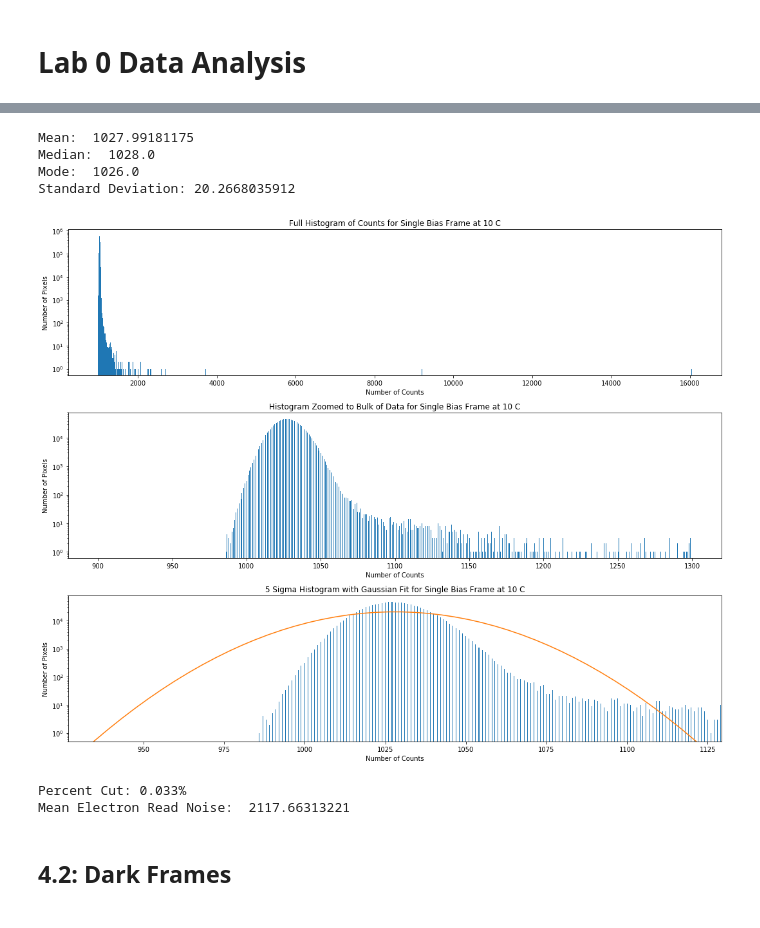
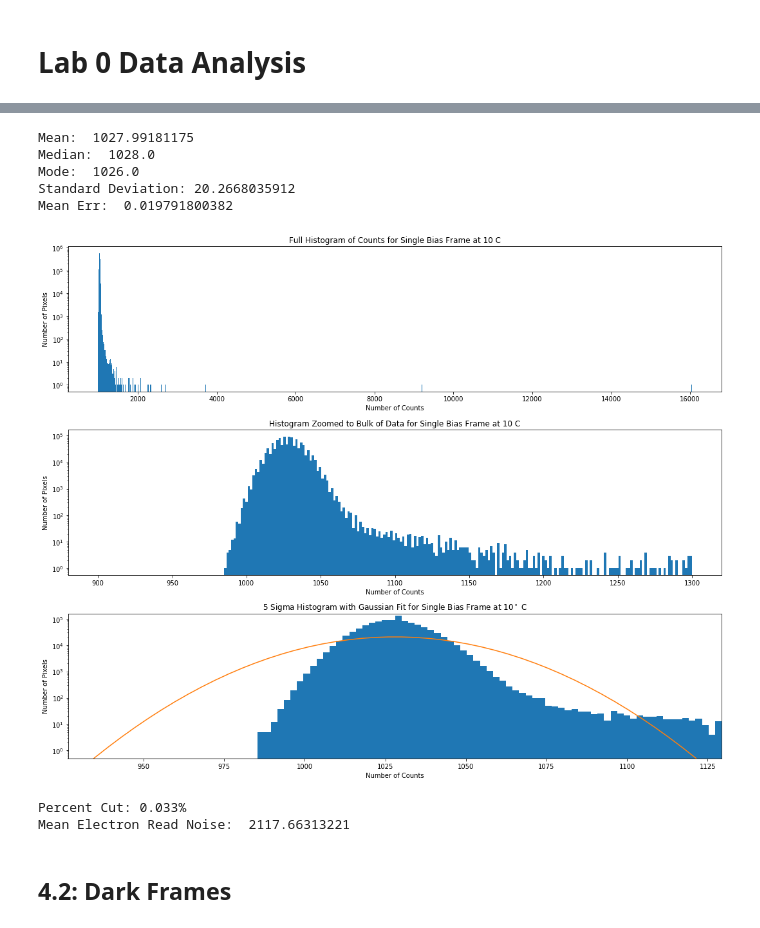
Before and after one commit to NMiklave/ast443-nyc, a Jupyter notebook: lab0/jupyter/lab0_analysis.ipynb, the cells around one changed output, grey strips where cells are left out. Drawn from its saved outputs; the diff is of its cells as text; code cells hidden in the pictures.

```diff
--- a/lab0/jupyter/lab0_analysis.ipynb
+++ b/lab0/jupyter/lab0_analysis.ipynb
@@ -143,6 +145,7 @@ sig = np.std(bias_10c)
 mode = float(stats.mode(bias_10c.flatten()).mode)
 median = np.median(bias_10c.flatten())
 print('Mean: ', mu, '\nMedian: ', median, '\nMode: ', mode, '\nStandard Deviation:', sig)
+print('Mean Err: ', sig/1024)
 
 # Plot histogram of counts
 fig = plt.figure(figsize=(15, 12))
@@ -150,44 +153,45 @@ ax1 = fig.add_subplot(311)
 ax2 = fig.add_subplot(312)
 ax3 = fig.add_subplot(313)
 ax1.hist(bias_10c.flatten(), bins=1000, log=True)
-ax2.hist(bias_10c.flatten(), bins=1000, log=True, range=(900, 1300))
+ax2.hist(bias_10c.flatten(), bins=250, log=True, range=(900, 1300))
 
 domain = np.linspace(mu-5*sig, mu+5*sig)
 bias_gauss = np.exp(-pow((mu-domain)/sig, 2)/2)/np.sqrt(2*np.pi)/sig*len(data1.flatten())
 
-ax3.hist([x for x in bias_10c.flatten() if x < mu+5*sig], bins=1000, range=(mu-5*sig, mu+5*sig), log=True)
+ax3.hist([x for x in bias_10c.flatten() if x < mu+5*sig], bins=100, range=(mu-5*sig, mu+5*sig), log=True)
 ax3.plot(domain, bias_gauss)
 ax3.set_xlim(mu-5*sig, mu+5*sig)
 ax3.set_ylim(0.5, ax2.get_ylim()[1])
 
 ax1.set_title('Full Histogram of Counts for Single Bias Frame at 10 C')
 ax1.set_xlabel('Number of Counts')
 ax1.set_ylabel('Number of Pixels')
 
 ax2.set_title('Histogram Zoomed to Bulk of Data for Single Bias Frame at 10 C')
 ax2.set_xlabel('Number of Counts')
 ax2.set_ylabel('Number of Pixels')
 
-ax3.set_title('5 Sigma Histogram with Gaussian Fit for Single Bias Frame at 10 C')
+ax3.set_title(r'5 Sigma Histogram with Gaussian Fit for Single Bias Frame at 10$^\circ$ C')
 ax3.set_xlabel('Number of Counts')
 ax3.set_ylabel('Number of Pixels')
 
 fig.tight_layout()
 plt.show()
 
 # How many pixels were cut out?
 print('Percent Cut: {0:3.3f}%'.format(100-len([x for x in bias_10c.flatten() if x < mu+5*sig])/
                                       len(bias_10c.flatten())*100))
 
 gain = header_10c['EGAIN']
 mean_electron = mu*gain
 print('Mean Electron Read Noise: ', mean_electron)
 # %% [output]
 Mean:  1027.99181175
 Median:  1028.0
 Mode:  1026.0
 Standard Deviation: 20.2668035912
+Mean Err:  0.019791800382
-[figure, old version]
+[figure, new version]
 Percent Cut: 0.033%
 Mean Electron Read Noise:  2117.66313221
 # %% [markdown]
```
Also changed, not shown: parts of 21 cells of this notebook, 2 other files.
